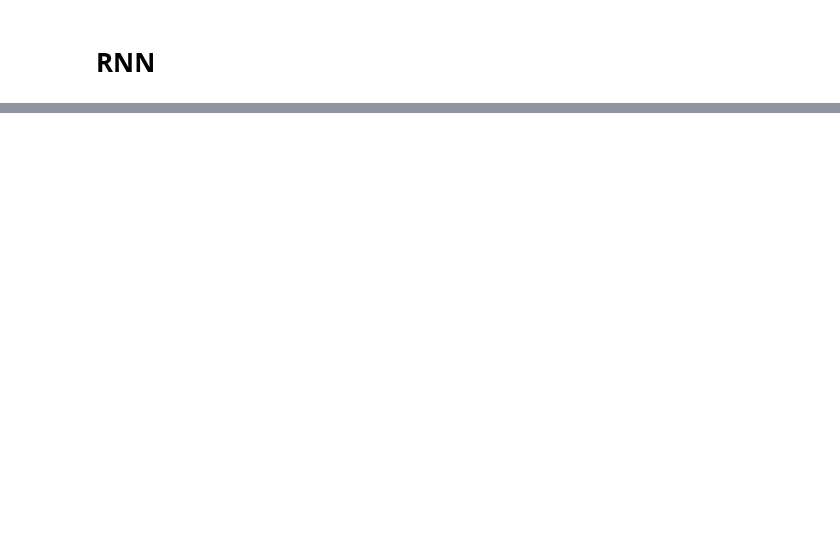
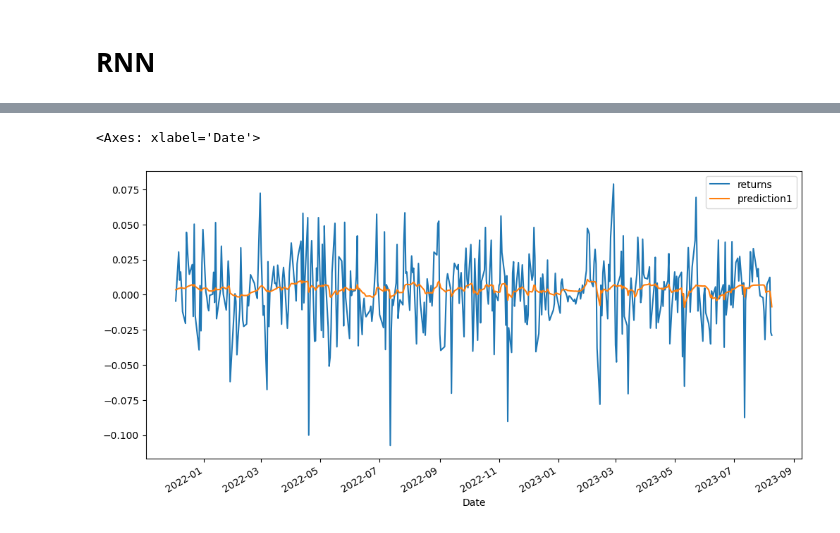
Before and after one commit to prrm4k/algorithmic_prediction, a Jupyter notebook: Algorithmic_trading.ipynb, the cells around one changed output, grey strips where cells are left out. Drawn from its saved outputs; the diff is of its cells as text; code cells hidden in the pictures; blank space fills up the shorter version.

```diff
--- a/Algorithmic_trading.ipynb
+++ b/Algorithmic_trading.ipynb
@@ -295,3 +282,4 @@ X_train
 # %%
 sc = StandardScaler()
-sc.fit(X_train[['Low']])
+X_train = sc.fit_transform(X_train)
+X_test = sc.transform(X_test)
@@ -351,0 +286,21 @@ lstm_model.evaluate(X_ts_ds)
+# %%
+X_train = X_train.reshape((X_train.shape[0], 1, X_train.shape[1]))
+X_test = X_test.reshape((X_test.shape[0], 1, X_test.shape[1]))
+
+model = tf.keras.Sequential([
+    tf.keras.layers.LSTM(64,  return_sequences=True),
+    tf.keras.layers.LSTM(32,  return_sequences=True),
+    tf.keras.layers.Dense(1)
+])
+
+model.compile(
+      loss=tf.losses.MeanSquaredError(),
+      optimizer=tf.optimizers.Adam(),
+      metrics=[tf.metrics.MeanAbsoluteError()]
+  )
+
+history = model.fit(X_train, y_train, epochs=200, verbose=0, batch_size=4)
+# %%
+a = model.predict(np.concatenate([X_train, X_test], axis=0))
+a = a.reshape(len(a),1)
+orange_df['prediction1'] = a
@@ -351,0 +309,5 @@ lstm_model.evaluate(X_ts_ds)
+# %%
+orange_df[['returns', 'prediction1']].plot()
+# %% [output]
+<Axes: xlabel='Date'>
+[figure, added]
```
Also changed, not shown: parts of 35 cells of this notebook.
